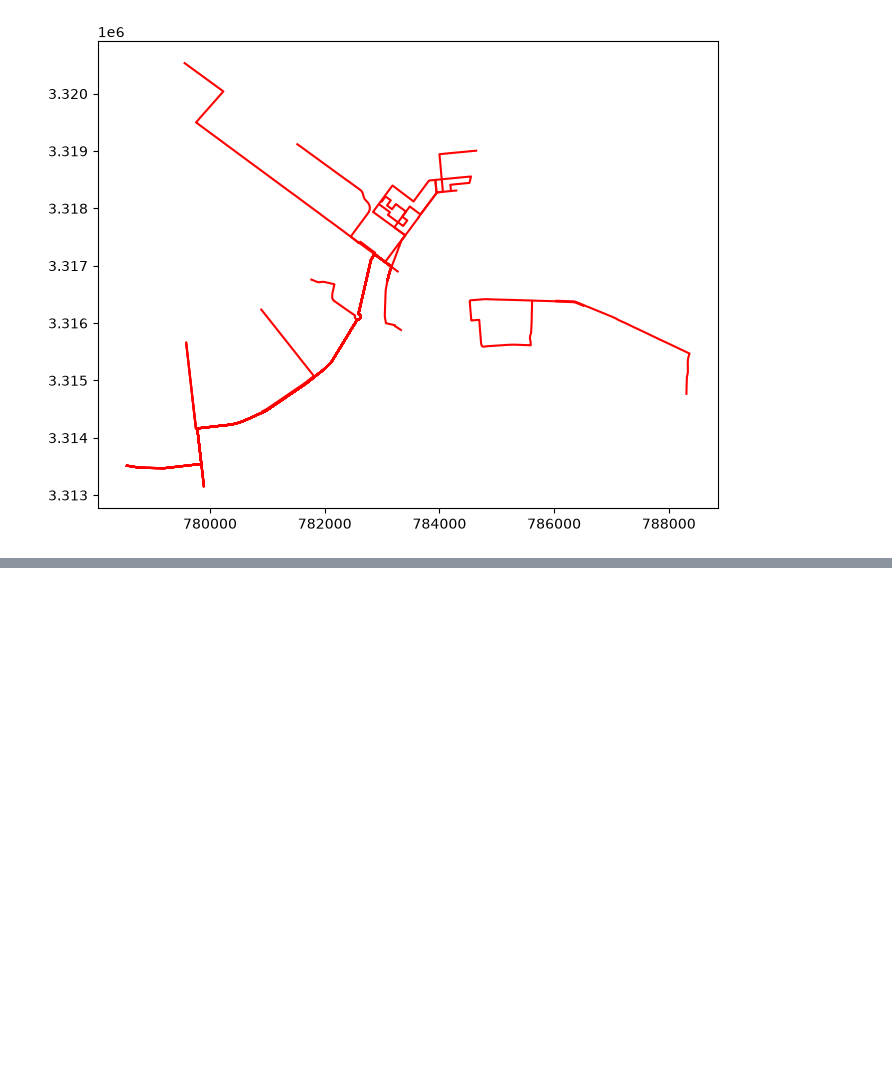
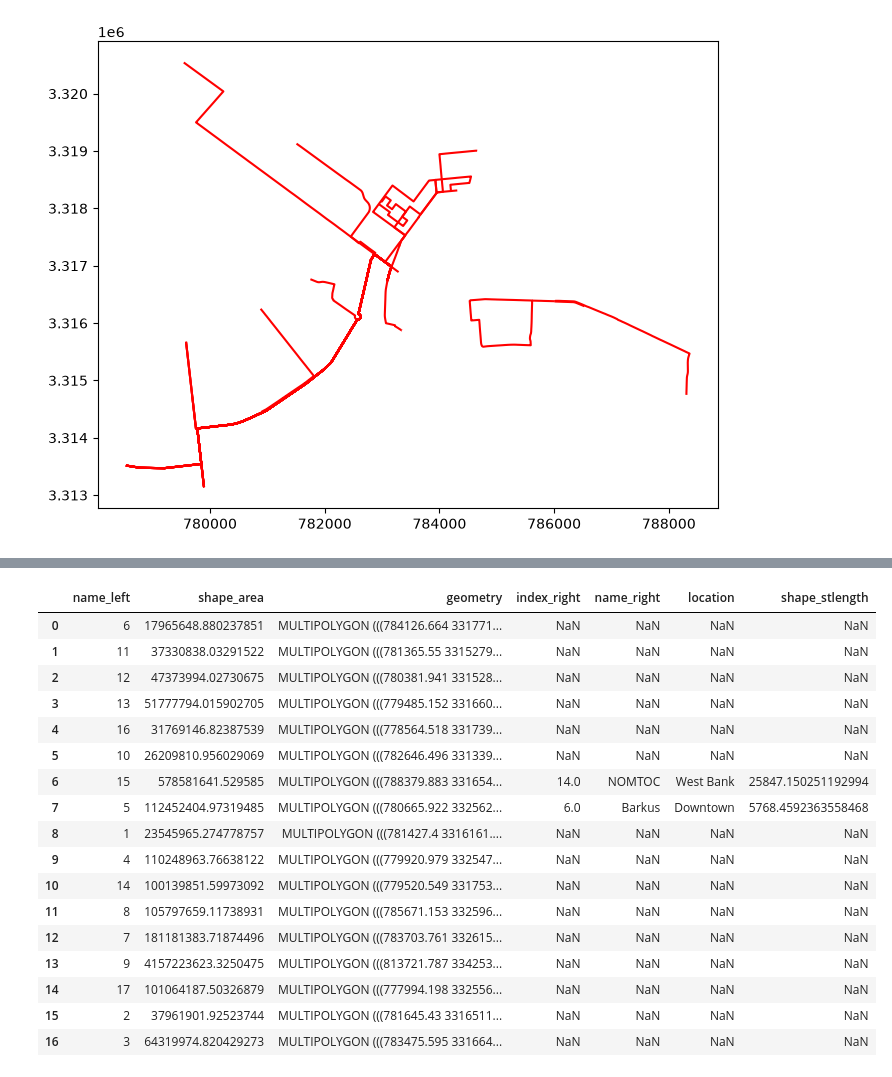
Before and after one commit to arhorton/geog592-arhorton, a Jupyter notebook: homework/week07/arhorton-hw08.ipynb, the cells around one changed output, grey strips where cells are left out. Saved outputs shown, nothing was run; the diff lists cells and outputs as text; code cells hidden in the pictures; blank space fills up the shorter version.

```diff
--- a/homework/week07/arhorton-hw08.ipynb
+++ b/homework/week07/arhorton-hw08.ipynb
@@ -73,7 +69,0 @@ routes.plot(ax=ax, color="red")
-# %%
-## sorting the wards by the largest
-wards = wards.sort_values("shape_area", ascending = True)
-
-# selecting out the biggest ward and the smallest ward to compare
-big_ward = wards.iloc[0]
-big_ward
@@ -142,0 +75,26 @@ Name: count, dtype: int64
+# %%
+## first step: create a spatial join between the routes and the wards to how many routes are within each ward
+ward_c_routes = gpd.sjoin(wards, routes, how = "left", predicate = "contains")
+ward_c_routes
+## spatial join with a meaningful tabular result
+
+# from this analysis there are only two wards that posess a parade route completely contained, and those are wards 5 and 15
+# %% [output]
+|  | name_left | shape_area | geometry | index_right | name_right | location | shape_stlength |
+| 0 | 6 | 17965648.880237851 | MULTIPOLYGON (((784126.664 331771... | NaN | NaN | NaN | NaN |
+| 1 | 11 | 37330838.03291522 | MULTIPOLYGON (((781365.55 3315279... | NaN | NaN | NaN | NaN |
+| 2 | 12 | 47373994.02730675 | MULTIPOLYGON (((780381.941 331528... | NaN | NaN | NaN | NaN |
+| 3 | 13 | 51777794.015902705 | MULTIPOLYGON (((779485.152 331660... | NaN | NaN | NaN | NaN |
+| 4 | 16 | 31769146.82387539 | MULTIPOLYGON (((778564.518 331739... | NaN | NaN | NaN | NaN |
+| 5 | 10 | 26209810.956029069 | MULTIPOLYGON (((782646.496 331339... | NaN | NaN | NaN | NaN |
+| 6 | 15 | 578581641.529585 | MULTIPOLYGON (((788379.883 331654... | 14.0 | NOMTOC | West Bank | 25847.150251192994 |
+| 7 | 5 | 112452404.97319485 | MULTIPOLYGON (((780665.922 332562... | 6.0 | Barkus | Downtown | 5768.4592363558468 |
+| 8 | 1 | 23545965.274778757 | MULTIPOLYGON (((781427.4 3316161.... | NaN | NaN | NaN | NaN |
+| 9 | 4 | 110248963.76638122 | MULTIPOLYGON (((779920.979 332547... | NaN | NaN | NaN | NaN |
+| 10 | 14 | 100139851.59973092 | MULTIPOLYGON (((779520.549 331753... | NaN | NaN | NaN | NaN |
+| 11 | 8 | 105797659.11738931 | MULTIPOLYGON (((785671.153 332596... | NaN | NaN | NaN | NaN |
+| 12 | 7 | 181181383.71874496 | MULTIPOLYGON (((783703.761 332615... | NaN | NaN | NaN | NaN |
+| 13 | 9 | 4157223623.3250475 | MULTIPOLYGON (((813721.787 334253... | NaN | NaN | NaN | NaN |
+| 14 | 17 | 101064187.50326879 | MULTIPOLYGON (((777994.198 332556... | NaN | NaN | NaN | NaN |
+| 15 | 2 | 37961901.92523744 | MULTIPOLYGON (((781645.43 3316511... | NaN | NaN | NaN | NaN |
+| 16 | 3 | 64319974.820429273 | MULTIPOLYGON (((783475.595 331664... | NaN | NaN | NaN | NaN |
```
Also changed, not shown: parts of 22 cells of this notebook, 2 other files.
